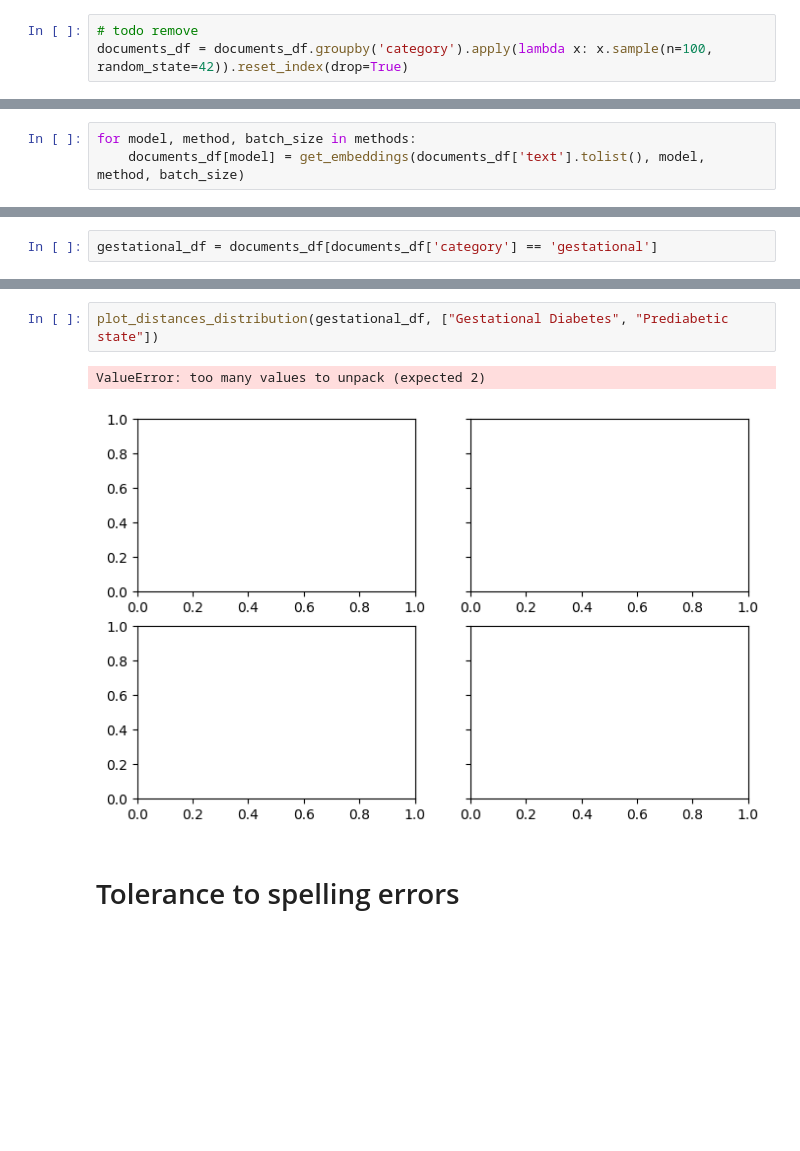
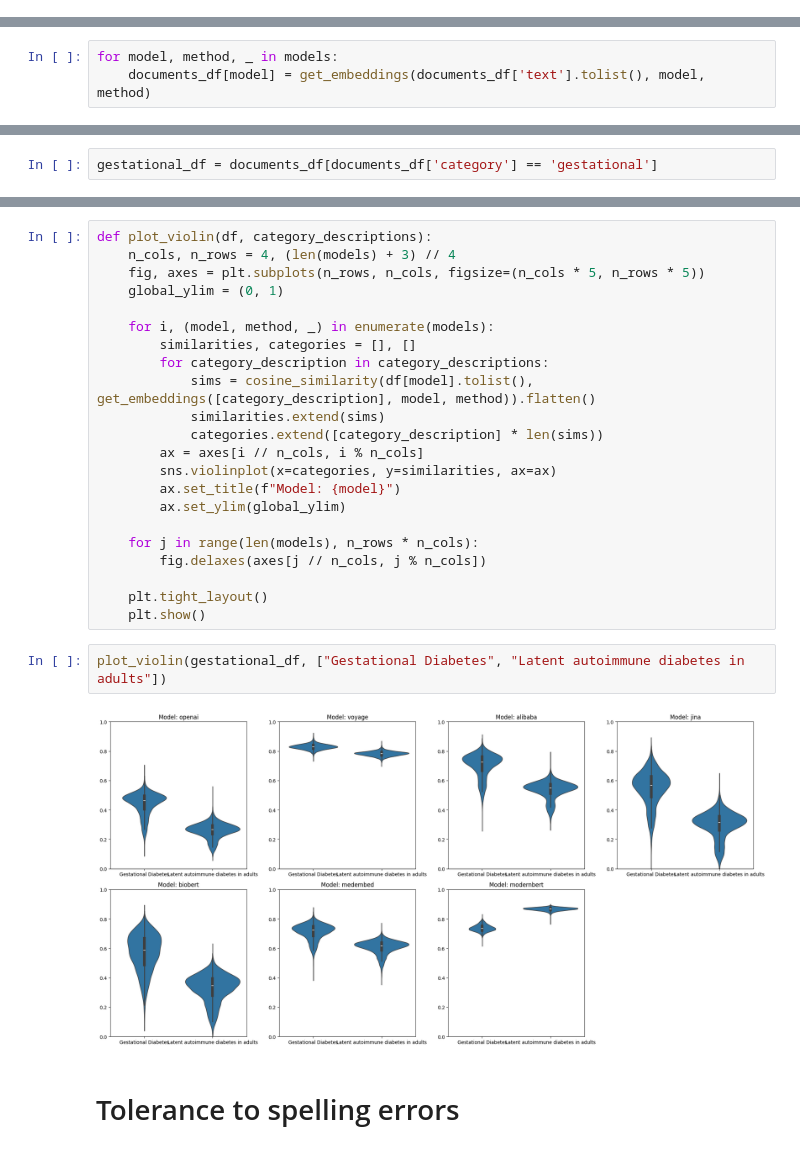
Before and after one commit to chakchurina/embedding-model-selection, a Jupyter notebook: embedding_analysis.ipynb, the cells around one changed output, grey strips where cells are left out. Saved outputs shown, nothing was run; the diff lists cells and outputs as text; blank space fills up the shorter version.

```diff
--- a/embedding_analysis.ipynb
+++ b/embedding_analysis.ipynb
@@ -248,3 +300,0 @@ documents_df = pd.read_csv('data/diabetes.csv')
-# %%
-# todo remove
-documents_df = documents_df.groupby('category').apply(lambda x: x.sample(n=100, random_state=42)).reset_index(drop=True)
@@ -262,6 +301,6 @@ Name: count, dtype: int64
 # %%
-for model, method, batch_size in methods:
-    documents_df[model] = get_embeddings(documents_df['text'].tolist(), model, method, batch_size)
+for model, method, _ in models:
+    documents_df[model] = get_embeddings(documents_df['text'].tolist(), model, method)
 # %% [markdown]
 # How documents and queries work together
 # %%
@@ -294,8 +308,29 @@ def plot_distances_distribution(df, category_descriptions):
-# %%
-plot_distances_distribution(gestational_df, ["Gestational Diabetes", "Prediabetic state"])
-# %% [output]
-ValueError: too many values to unpack (expected 2)
-[figure, removed]
+# %%
+def plot_violin(df, category_descriptions):
+    n_cols, n_rows = 4, (len(models) + 3) // 4
+    fig, axes = plt.subplots(n_rows, n_cols, figsize=(n_cols * 5, n_rows * 5))
+    global_ylim = (0, 1)
+
+    for i, (model, method, _) in enumerate(models):
+        similarities, categories = [], []
+        for category_description in category_descriptions:
+            sims = cosine_similarity(df[model].tolist(), get_embeddings([category_description], model, method)).flatten()
+            similarities.extend(sims)
+            categories.extend([category_description] * len(sims))
+        ax = axes[i // n_cols, i % n_cols]
+        sns.violinplot(x=categories, y=similarities, ax=ax)
+        ax.set_title(f"Model: {model}")
+        ax.set_ylim(global_ylim)
+
+    for j in range(len(models), n_rows * n_cols):
+        fig.delaxes(axes[j // n_cols, j % n_cols])
+
+    plt.tight_layout()
+    plt.show()
+# %%
+plot_violin(gestational_df, ["Gestational Diabetes", "Latent autoimmune diabetes in adults"])
+# %% [output]
+[figure, added]
 # %% [markdown]
 # Tolerance to spelling errors
 # %% [markdown]
```
Also changed, not shown: parts of 44 cells of this notebook.
